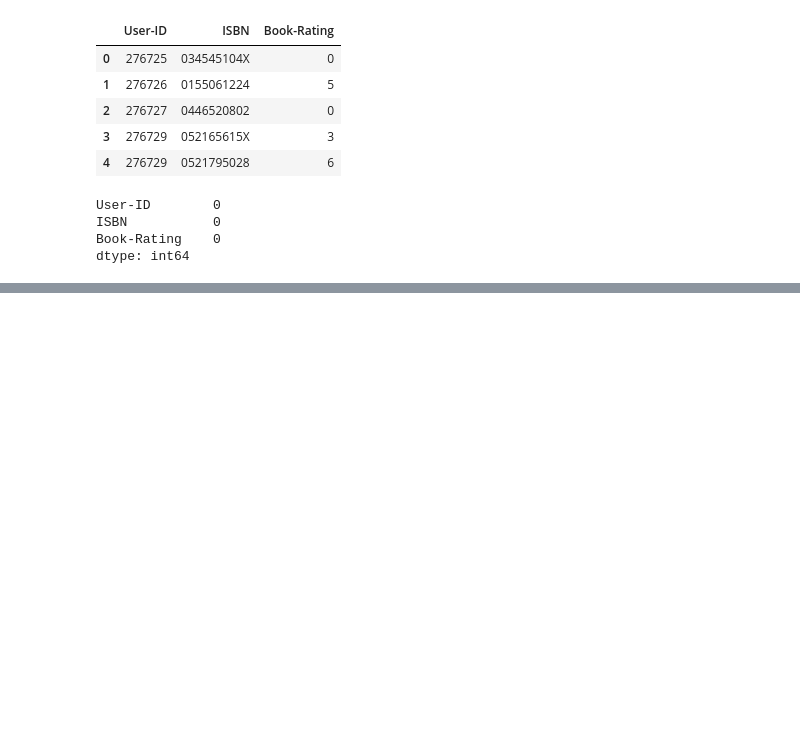
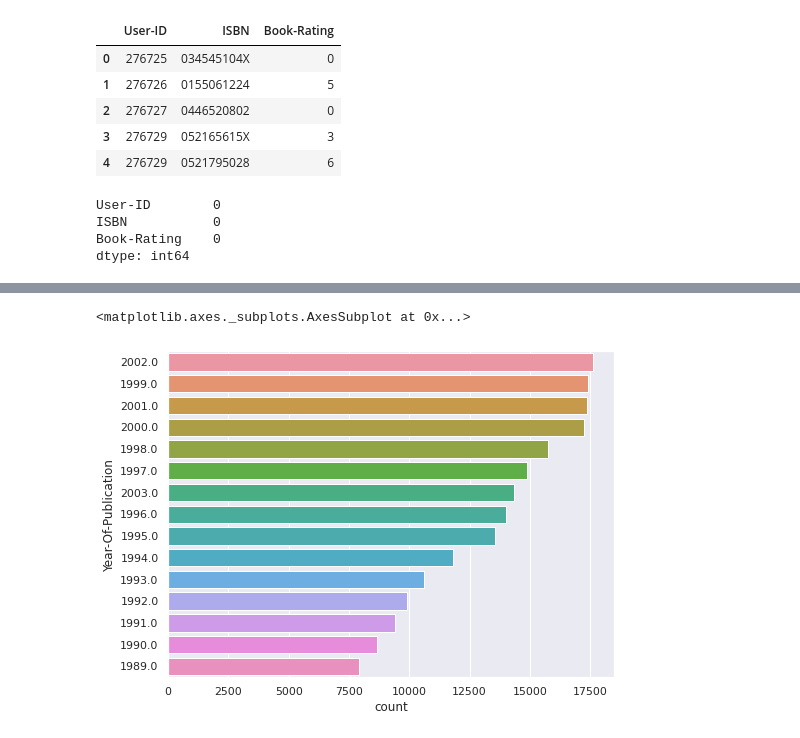
Before and after one commit to Ali-Asgar-Lakdawala/Book-Recommendation-System, a Jupyter notebook: Book_Recommendation_System.ipynb, the cells around one changed output, grey strips where cells are left out. Saved outputs shown, nothing was run; the diff lists cells and outputs as text; code cells hidden in the pictures; blank space fills up the shorter version.

```diff
--- a/Book_Recommendation_System.ipynb
+++ b/Book_Recommendation_System.ipynb
@@ -355,0 +408,5 @@ dataset = pd.merge(dataset, users_df, on='User-ID', how='inner')
+# %%
+sns.countplot(y="Year-Of-Publication", data=books_df,order=books_df['Year-Of-Publication'].value_counts().index[:15])
+# %% [output]
+<matplotlib.axes._subplots.AxesSubplot at 0x...>
+[figure, added]
```
Also changed, not shown: parts of 51 cells of this notebook.
